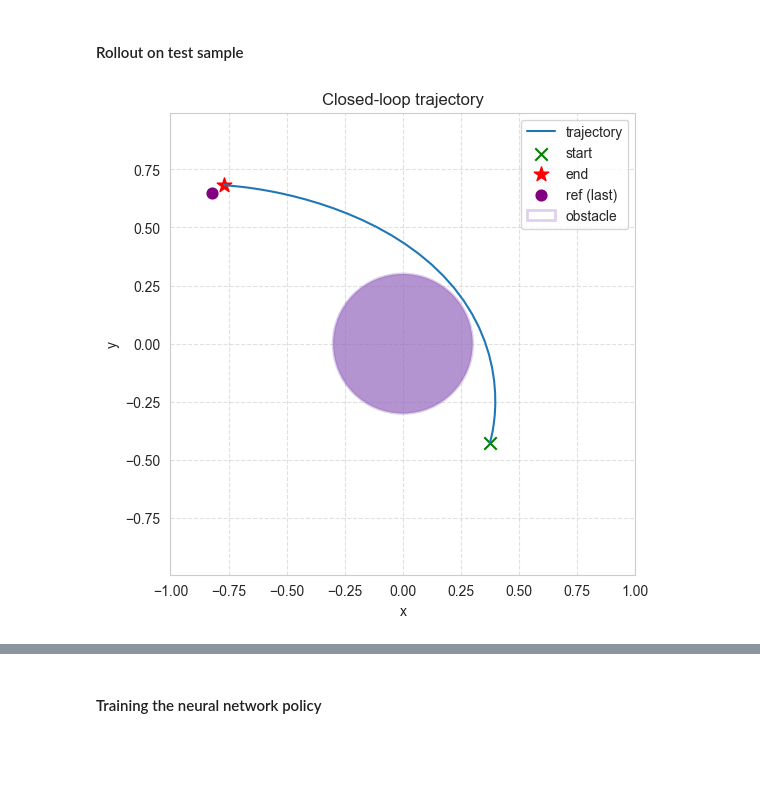
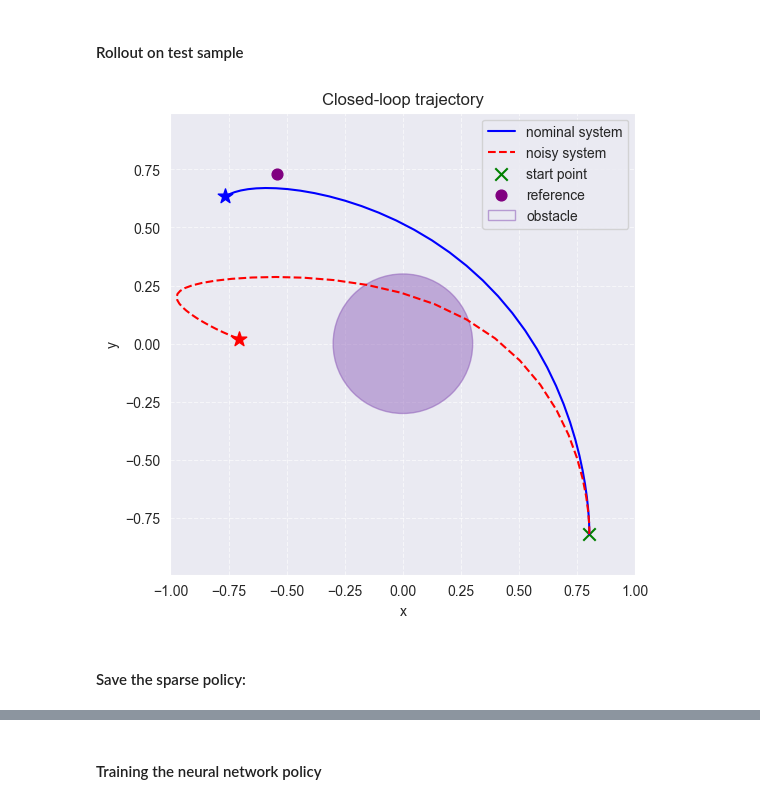
Before and after one commit to Alirezad126/SparseDPC, a Jupyter notebook: 5_Full_DPC_Fixed/DoubleIntegrator/DoubleIntegrator_Training.ipynb, the cells around one changed output, grey strips where cells are left out. Drawn from its saved outputs; the diff is of its cells as text; code cells hidden in the pictures; blank space fills up the shorter version.

```diff
--- a/5_Full_DPC_Fixed/DoubleIntegrator/DoubleIntegrator_Training.ipynb
+++ b/5_Full_DPC_Fixed/DoubleIntegrator/DoubleIntegrator_Training.ipynb
@@ -849,12 +733,6 @@ def fx_policy_library(
         theta_funs.append(lambda X, r, i=i: X[:, i])
         theta_names.append(f"x_{i}")
 
-        theta_funs.append(lambda X, r, i=i: torch.sin(X[:, i]))
-        theta_names.append(f"sin(x_{i})")
-
-        theta_funs.append(lambda X, r, i=i: torch.cos(X[:, i]))
-        theta_names.append(f"cos(x_{i})")
-
     # Pairwise x_i * x_j
     for i, j in itertools.combinations(range(nx), 2):
         theta_funs.append(lambda X, r, i=i, j=j: X[:, i] * X[:, j])
@@ -865,13 +743,6 @@ def fx_policy_library(
         theta_funs.append(lambda X, r, i=i: r[:, i])
         theta_names.append(f"r_{i}")
 
-        theta_funs.append(lambda X, r, i=i: torch.cos(r[:, i]))
-        theta_names.append(f"cos(r_{i})")
-
-        theta_funs.append(lambda X, r, i=i: torch.sin(r[:, i]))
-        theta_names.append(f"sin(r_{i})")
-
-
     # x_i * r_j terms
     for i in range(nx):
         for j in range(nref):
@@ -1195,7 +1104,7 @@ builder_SD_SINDy = SparsePolicyBuilder2D(
     refstep = refstep,
     seed          = policies_seed,
     device        = device,
-    logger        = BasicLogger(args=None, savedir='runs', verbosity=20,
+    logger        = BasicLogger(args=None, savedir='runs', verbosity=1,
                                 stdout=['dev_loss', 'train_loss'])
 )
 # %% [output]
@@ -1386,43 +1313,67 @@ def plot_result_with_ellipse(
 # Closed-loop simulation setup
 nsteps_test = nsteps
 data = make_test_sample(
-    nx=4, nsteps=nsteps_test, seed= 65
+    nx=4, nsteps=nsteps_test, seed= 31
     , device=device,
     ellipse= ellipse_configs,
     init_vel_std=0.0,
     init_rect= init_rect,
     ref_rect= ref_rect,
 )
 
 
+double_integrator_noisy = DoubleIntegrator2DParam()
+double_integrator_noisy.mx = nn.Parameter(torch.tensor(gt_model.mx - 0.5), requires_grad=False)
+double_integrator_noisy.cx = nn.Parameter(torch.tensor(gt_model.cx - 0.1), requires_grad=False)
+double_integrator_noisy.my = nn.Parameter(torch.tensor(gt_model.my - 0.5), requires_grad=False)
+double_integrator_noisy.cy = nn.Parameter(torch.tensor(gt_model.cy - 0.1), requires_grad=False)
+
+
 gt_integrator = integrators.Euler(double_integrator, h=torch.tensor(ts))
 gt_integrator_node = Node(gt_integrator, ['xn', 'u'], ['xn'], name='model')
+
+gt_integrator_noisy = integrators.Euler(double_integrator_noisy, h=torch.tensor(ts))
+gt_integrator_node_noisy = Node(gt_integrator_noisy, ['xn', 'u'], ['xn'], name='model')
+
 
 policy_node = Node(
             lambda xn, r: torch.cat(
                 [torch.clamp(fp(xn, r), umin, umax) for fp in builder_SD_SINDy.policies],
                 dim=-1
             ),
             ['xn', 'r'], ['u'],
             name="policy_combined"
         )
 # Compose symbolic closed-loop system: policy + true plant
-gt_sindy_policy = copy.deepcopy(System([policy_node, gt_integrator_node]))
+gt_sindy_policy_system = copy.deepcopy(System([policy_node, gt_integrator_node]))
+gt_sindy_policy_system_noisy = copy.deepcopy(System([policy_node, gt_integrator_node_noisy]))
 
 # Simulate system
-gt_sindy_policy.nsteps = nsteps_test
-trajectories = gt_sindy_policy(data)
+gt_sindy_policy_system.nsteps = nsteps_test
+gt_sindy_policy_system_noisy.nsteps = nsteps_test
+
+trajectories = gt_sindy_policy_system(data)
+trajectories_noisy = gt_sindy_policy_system_noisy(data)
 
 traj_x = trajectories["xn"]
 traj_r = trajectories['r']
 
+traj_x_noisy = trajectories_noisy["xn"]
+traj_r_noisy = trajectories_noisy['r']
+
 # suppose you produced a rollout: traj_x: (B, T, nx), traj_r: (B, T, 2)
-fig, ax = plot_result_with_ellipse(
-    x_traj=traj_x, r=traj_r,
+fig, ax = plot_trajectories_with_ellipse(
+    traj_list=[
+        {"traj": traj_x, "label": "nominal system", "color": "blue"},
+        {"traj": traj_x_noisy,   "label": "noisy system",   "color": "red", "linestyle": "--"}
+    ],
+    r = traj_r,
     p=ellipse_configs["p"], b=ellipse_configs["b"],
     c=ellipse_configs["c"], d=ellipse_configs["d"],
     batch_idx=0, xmin=xmin, xmax=xmax,
     title="Closed-loop trajectory"
 )
 # %% [output]
-[figure, old version]
+[figure, new version]
+# %% [markdown]
+#### Save the sparse policy:
```
Also changed, not shown: parts of 15 cells of this notebook, 23 other files.
